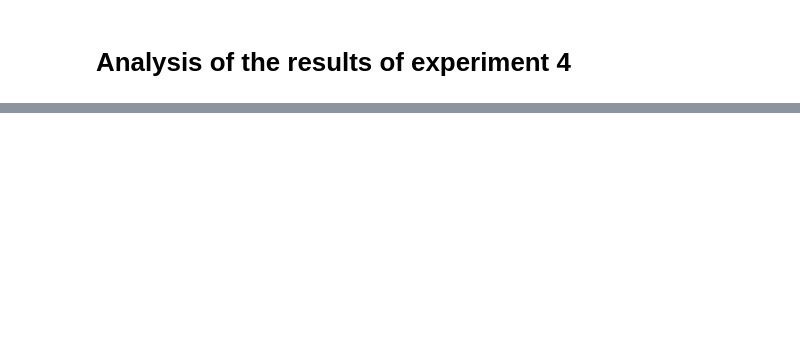
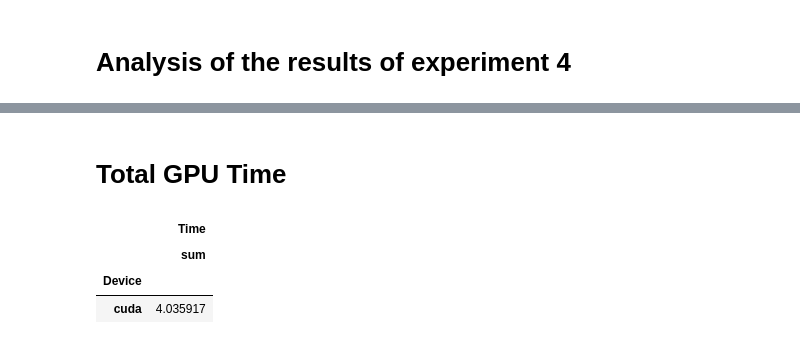
Before and after one commit to eomeragic1/g-mixup-reproducibility, a Jupyter notebook: src/experiment_4_analysis.ipynb, the cells around one changed output, grey strips where cells are left out. Cells and saved outputs as stored; diff of their text form; code cells hidden in the pictures; blank space fills up the shorter version.

```diff
--- a/src/experiment_4_analysis.ipynb
+++ b/src/experiment_4_analysis.ipynb
@@ -74,3 +81,13 @@ grouped
 |  | 0.4 | DropEdge | 0.71675 | 0.047288 | 10 | 120.610 | 5.406467 | 10 |
 |  |  | G-Mixup | 0.72250 | 0.026900 | 10 | 100.186 | 3.346790 | 10 |
 |  |  | Vanilla | 0.72075 | 0.039494 | 10 | 76.081 | 4.052534 | 10 |
+# %% [markdown]
+# Total GPU Time
+# %%
+grouped = results.groupby(['Device']).agg([np.sum]).loc[:,['Time']] / (60*60)
+grouped
+# %% [output]
+|  | Time |
+|  | sum |
+| Device |  |
+| cuda | 4.035917 |
```
Also changed, not shown: parts of 4 cells of this notebook, 16 other files.
